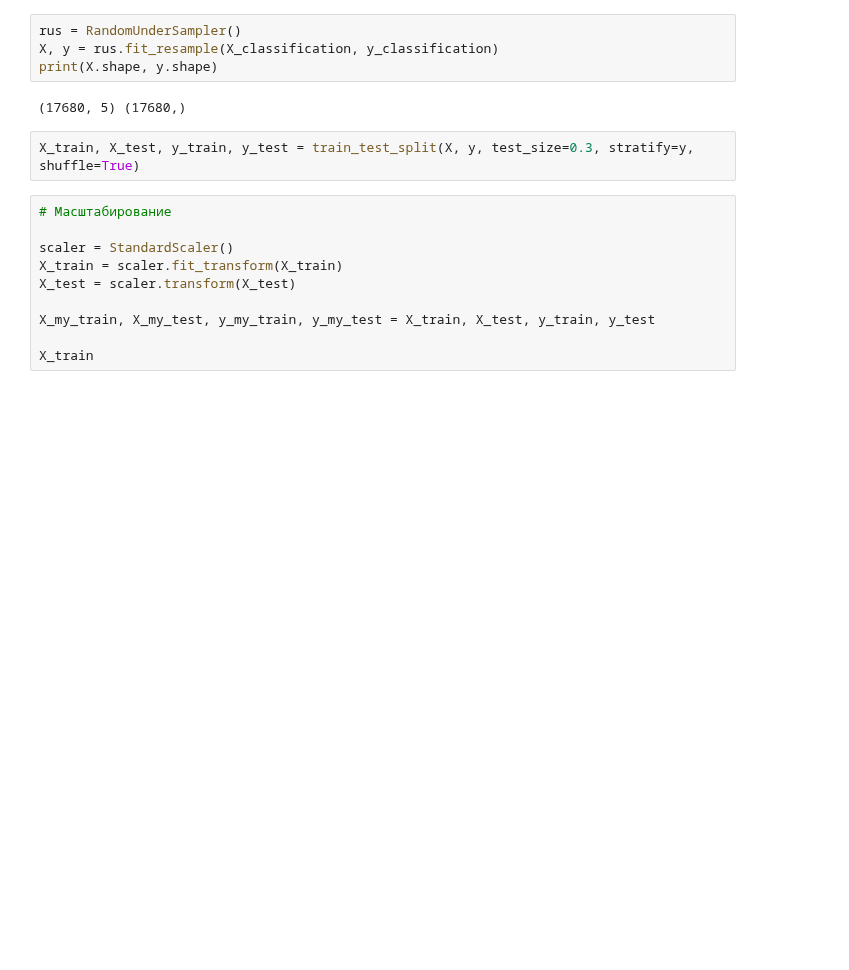
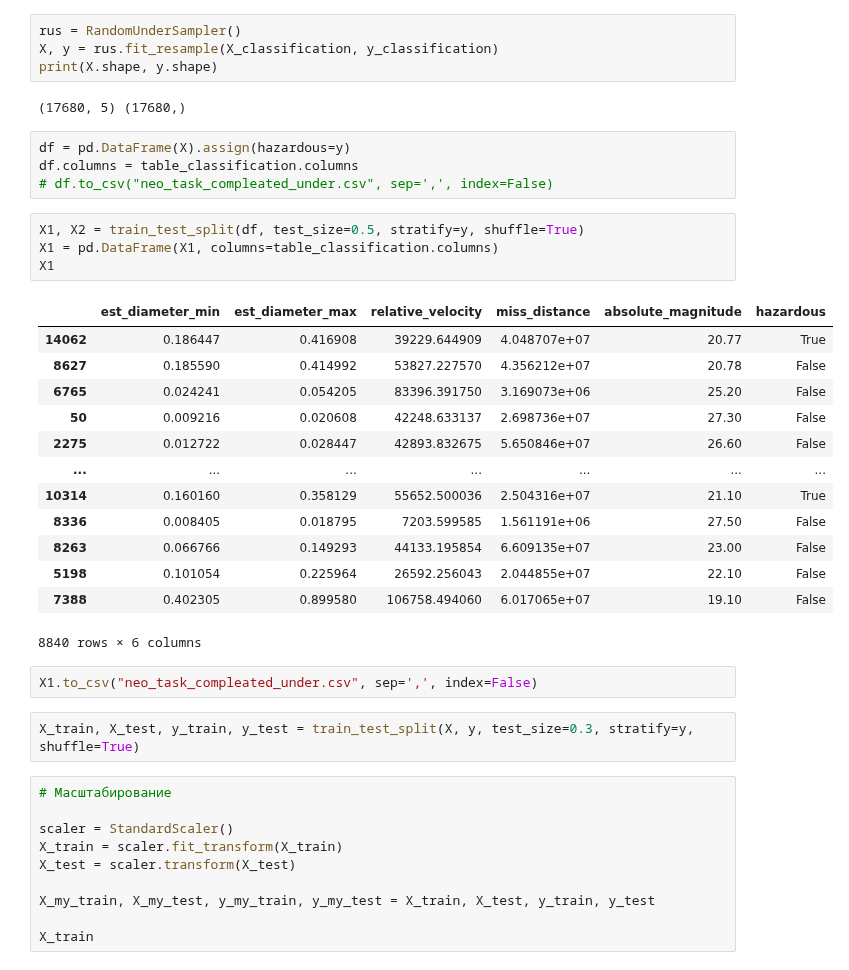
Before and after one commit to IvanBugaenko/MachineLearning-Labs, a Jupyter notebook: notebooks/4.ipynb, the cells around one changed output. Cells and saved outputs as stored; diff of their text form; blank space fills up the shorter version.

```diff
--- a/notebooks/4.ipynb
+++ b/notebooks/4.ipynb
@@ -44,6 +46,30 @@ X, y = rus.fit_resample(X_classification, y_classification)
 print(X.shape, y.shape)
 # %% [output]
 (17680, 5) (17680,)
+# %%
+df = pd.DataFrame(X).assign(hazardous=y)
+df.columns = table_classification.columns
+# df.to_csv("neo_task_compleated_under.csv", sep=',', index=False)
+# %%
+X1, X2 = train_test_split(df, test_size=0.5, stratify=y, shuffle=True)
+X1 = pd.DataFrame(X1, columns=table_classification.columns)
+X1
+# %% [output]
+|  | est_diameter_min | est_diameter_max | relative_velocity | miss_distance | absolute_magnitude | hazardous |
+| 14062 | 0.186447 | 0.416908 | 39229.644909 | 4.048707e+07 | 20.77 | True |
+| 8627 | 0.185590 | 0.414992 | 53827.227570 | 4.356212e+07 | 20.78 | False |
+| 6765 | 0.024241 | 0.054205 | 83396.391750 | 3.169073e+06 | 25.20 | False |
+| 50 | 0.009216 | 0.020608 | 42248.633137 | 2.698736e+07 | 27.30 | False |
+| 2275 | 0.012722 | 0.028447 | 42893.832675 | 5.650846e+07 | 26.60 | False |
+| ... | ... | ... | ... | ... | ... | ... |
+| 10314 | 0.160160 | 0.358129 | 55652.500036 | 2.504316e+07 | 21.10 | True |
+| 8336 | 0.008405 | 0.018795 | 7203.599585 | 1.561191e+06 | 27.50 | False |
+| 8263 | 0.066766 | 0.149293 | 44133.195854 | 6.609135e+07 | 23.00 | False |
+| 5198 | 0.101054 | 0.225964 | 26592.256043 | 2.044855e+07 | 22.10 | False |
+| 7388 | 0.402305 | 0.899580 | 106758.494060 | 6.017065e+07 | 19.10 | False |
+8840 rows × 6 columns
+# %%
+X1.to_csv("neo_task_compleated_under.csv", sep=',', index=False)
 # %%
 X_train, X_test, y_train, y_test = train_test_split(X, y, test_size=0.3, stratify=y, shuffle=True)
 # %%
```
Also changed, not shown: parts of 1 cell of this notebook, 17 other files.
